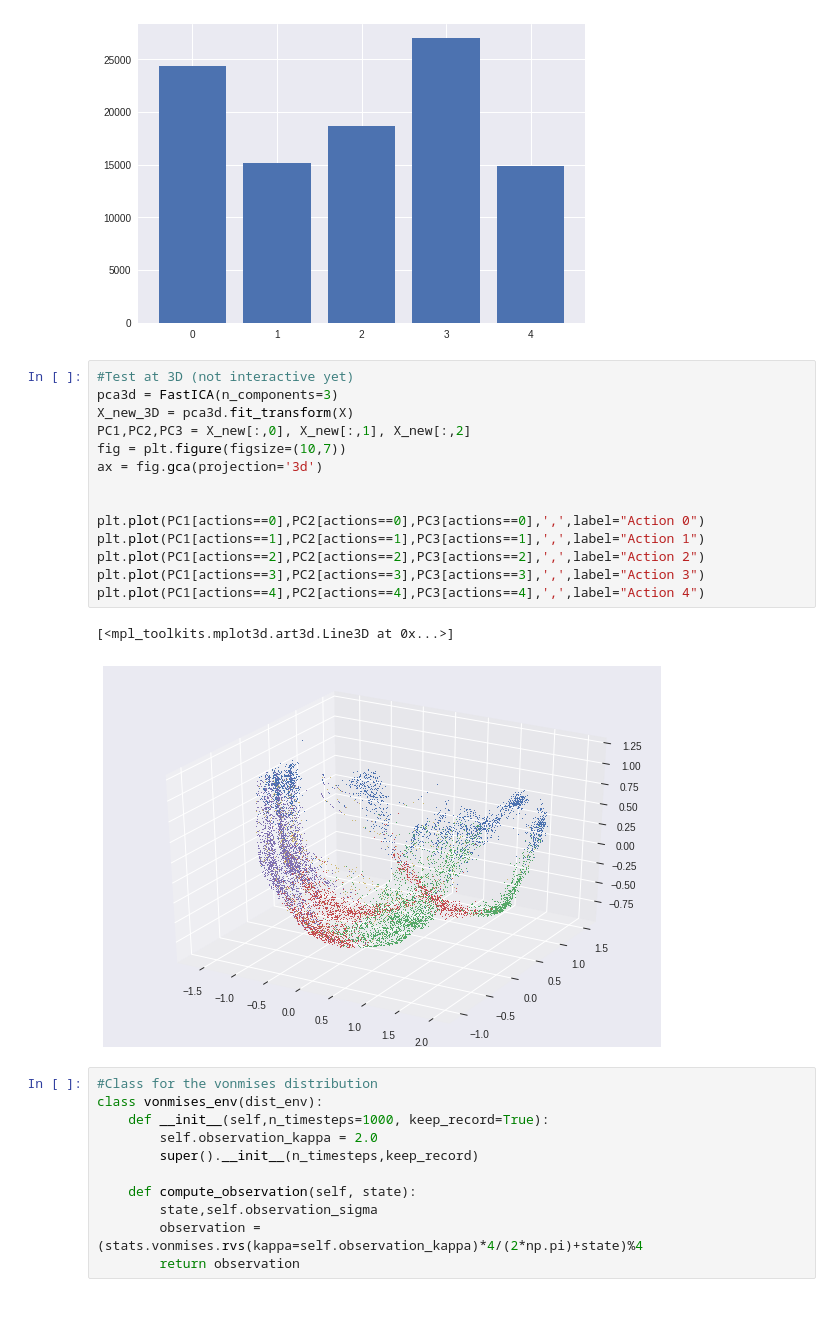
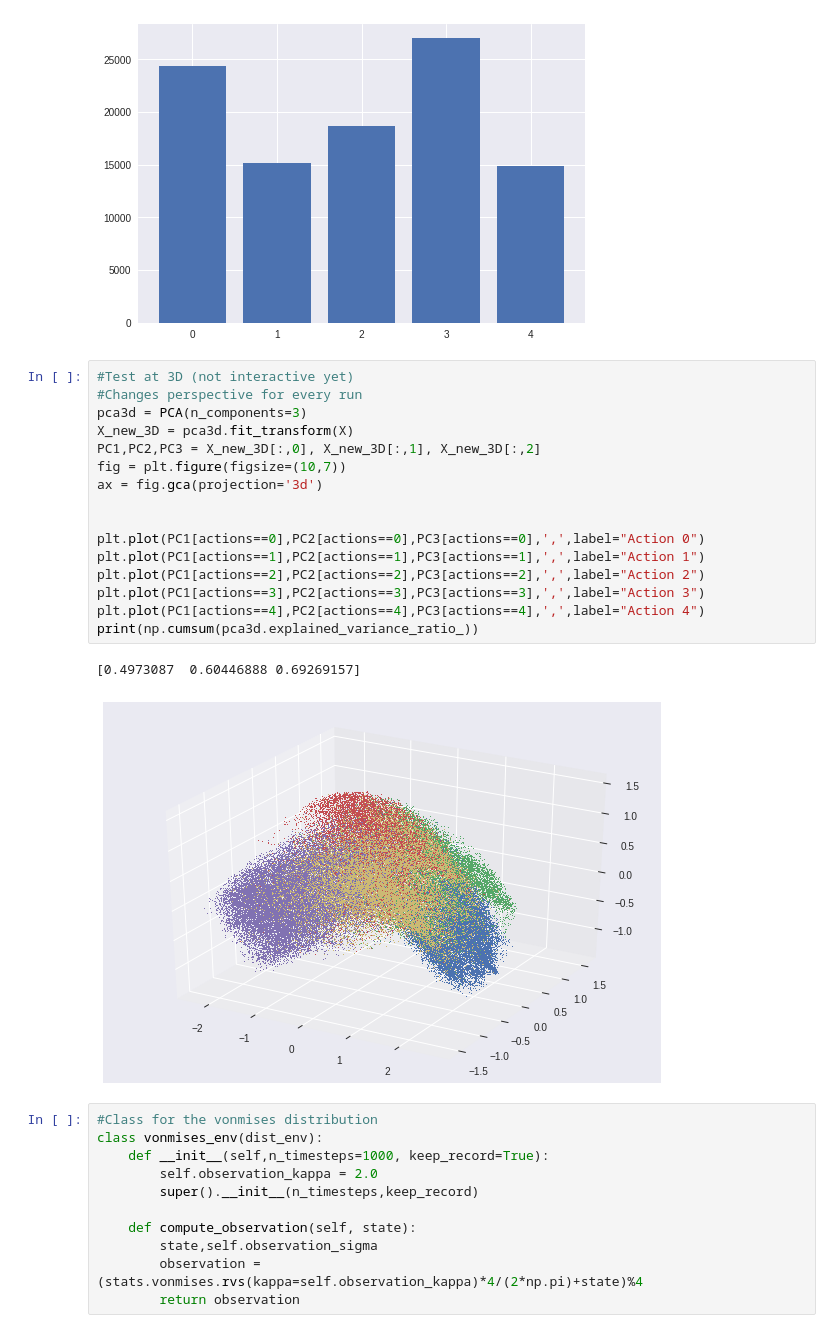
Before and after one commit to Kortelange/meta-reinforcement-learning, a Jupyter notebook: a2c_meta-alex.ipynb, the cells around one changed output. Cells and saved outputs as stored; diff of their text form.

```diff
--- a/a2c_meta-alex.ipynb
+++ b/a2c_meta-alex.ipynb
@@ -648,21 +636,23 @@ plt.bar(possible_actions,counts)
 [figure]
 # %%
 #Test at 3D (not interactive yet)
-pca3d = FastICA(n_components=3)
+#Changes perspective for every run
+pca3d = PCA(n_components=3)
 X_new_3D = pca3d.fit_transform(X)
-PC1,PC2,PC3 = X_new[:,0], X_new[:,1], X_new[:,2]
+PC1,PC2,PC3 = X_new_3D[:,0], X_new_3D[:,1], X_new_3D[:,2]
 fig = plt.figure(figsize=(10,7))
 ax = fig.gca(projection='3d')
 
 
 plt.plot(PC1[actions==0],PC2[actions==0],PC3[actions==0],',',label="Action 0")
 plt.plot(PC1[actions==1],PC2[actions==1],PC3[actions==1],',',label="Action 1")
 plt.plot(PC1[actions==2],PC2[actions==2],PC3[actions==2],',',label="Action 2")
 plt.plot(PC1[actions==3],PC2[actions==3],PC3[actions==3],',',label="Action 3")
 plt.plot(PC1[actions==4],PC2[actions==4],PC3[actions==4],',',label="Action 4")
+print(np.cumsum(pca3d.explained_variance_ratio_))
 # %% [output]
-[<mpl_toolkits.mplot3d.art3d.Line3D at 0x...>]
+[0.4973087  0.60446888 0.69269157]
-[figure, old version]
+[figure, new version]
 # %%
 #Class for the vonmises distribution
 class vonmises_env(dist_env):
```
Also changed, not shown: parts of 7 cells of this notebook, 1 other file.
